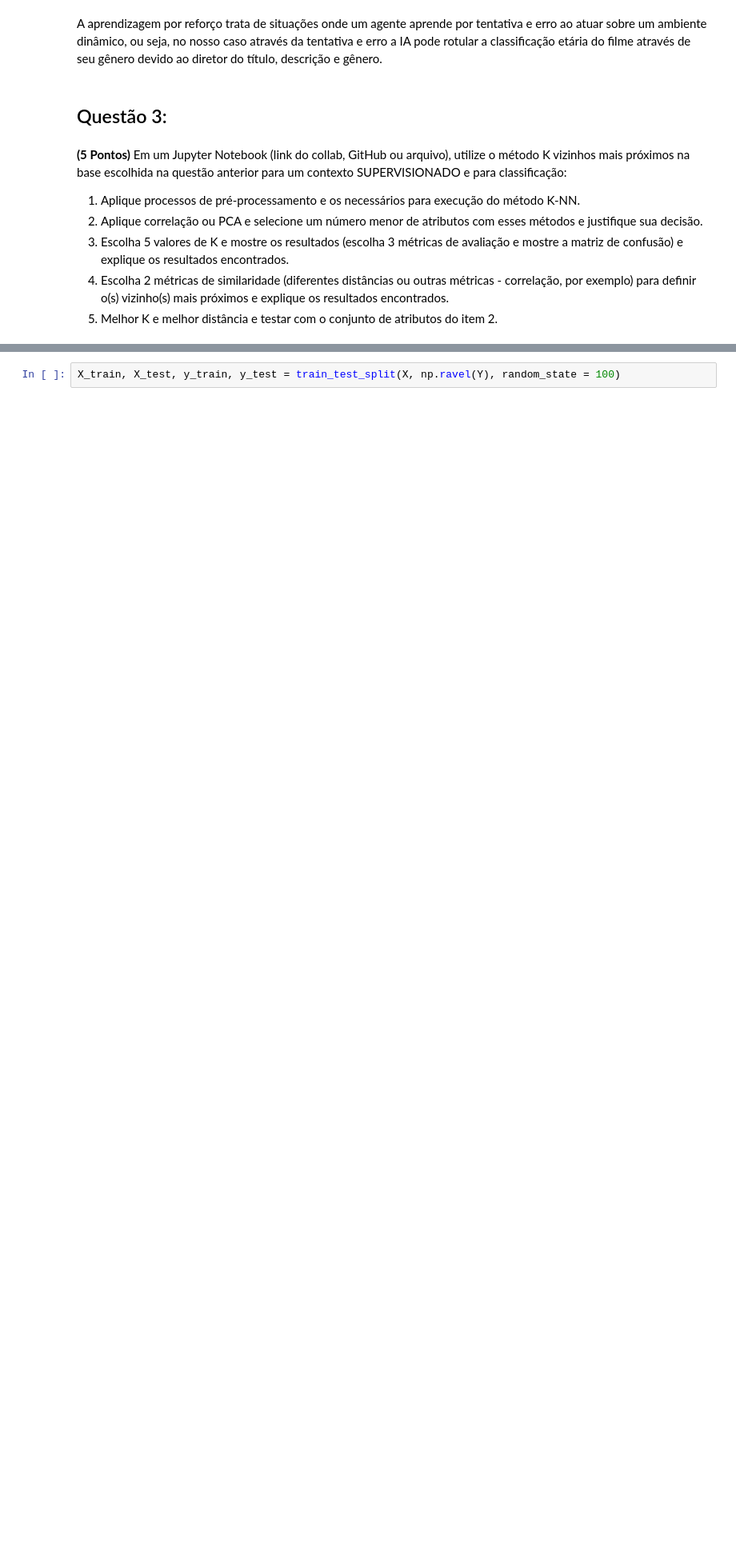
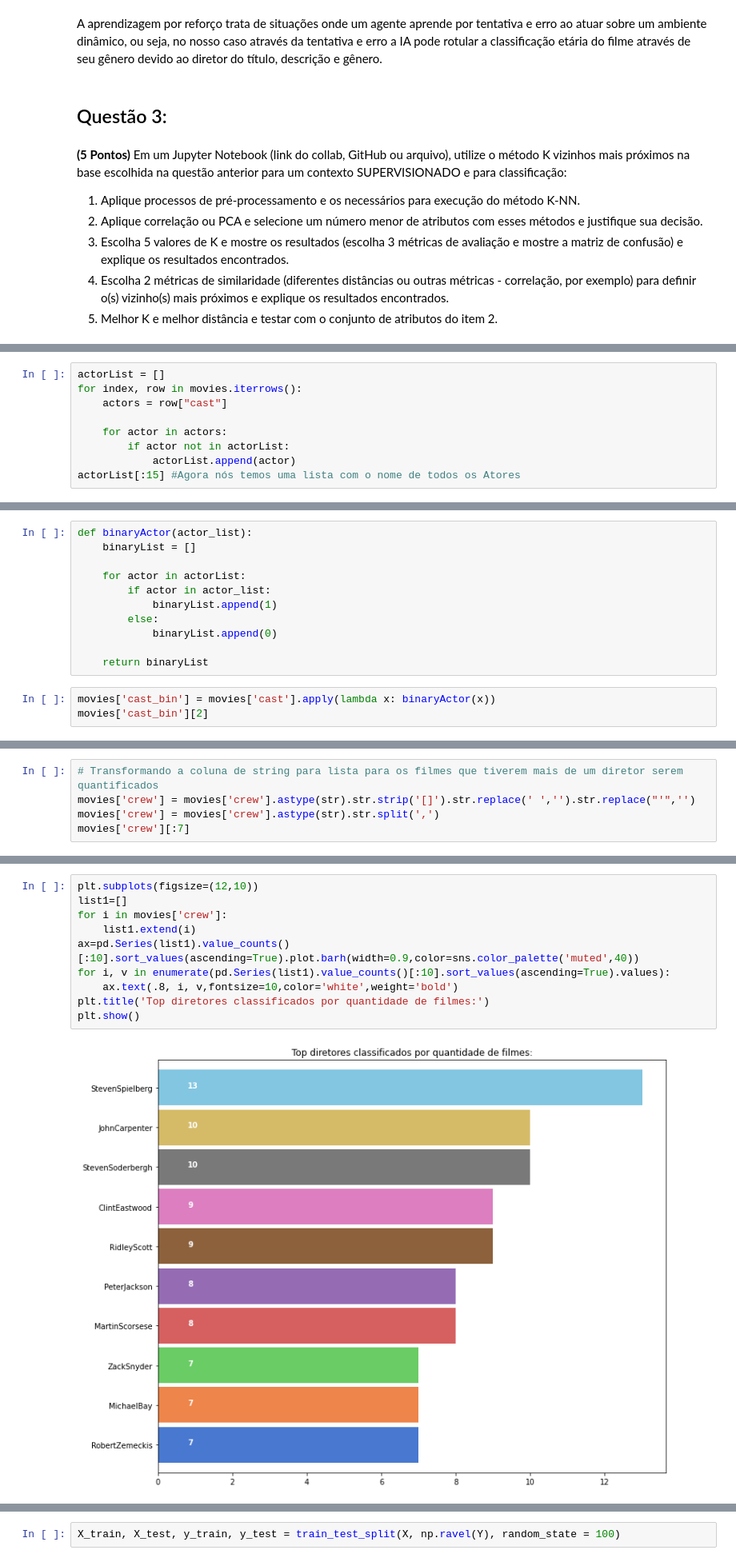
Before and after one commit to mthonorio/IA, a Jupyter notebook: prova_1/IA_Prova_1.ipynb, the cells around one changed output, grey strips where cells are left out. Shown: that part at 80% size. Drawn from its saved outputs; the diff is of its cells as text; blank space fills up the shorter version.

```diff
--- a/prova_1/IA_Prova_1.ipynb
+++ b/prova_1/IA_Prova_1.ipynb
@@ -132,0 +281,9 @@ Y = movies[['vote_average']]
+# %%
+actorList = []
+for index, row in movies.iterrows():
+    actors = row["cast"]
+
+    for actor in actors:
+        if actor not in actorList:
+            actorList.append(actor)
+actorList[:15] #Agora nós temos uma lista com o nome de todos os Atores
@@ -132,0 +325,14 @@ Y = movies[['vote_average']]
+# %%
+def binaryActor(actor_list):
+    binaryList = []
+
+    for actor in actorList:
+        if actor in actor_list:
+            binaryList.append(1)
+        else:
+            binaryList.append(0)
+
+    return binaryList
+# %%
+movies['cast_bin'] = movies['cast'].apply(lambda x: binaryActor(x))
+movies['cast_bin'][2]
@@ -132,0 +369,5 @@ Y = movies[['vote_average']]
+# %%
+# Transformando a coluna de string para lista para os filmes que tiverem mais de um diretor serem quantificados
+movies['crew'] = movies['crew'].astype(str).str.strip('[]').str.replace(' ','').str.replace("'",'')
+movies['crew'] = movies['crew'].astype(str).str.split(',')
+movies['crew'][:7]
@@ -132,0 +391,12 @@ Y = movies[['vote_average']]
+# %%
+plt.subplots(figsize=(12,10))
+list1=[]
+for i in movies['crew']:
+    list1.extend(i)
+ax=pd.Series(list1).value_counts()[:10].sort_values(ascending=True).plot.barh(width=0.9,color=sns.color_palette('muted',40))
+for i, v in enumerate(pd.Series(list1).value_counts()[:10].sort_values(ascending=True).values):
+    ax.text(.8, i, v,fontsize=10,color='white',weight='bold')
+plt.title('Top diretores classificados por quantidade de filmes:')
+plt.show()
+# %% [output]
+[figure, added]
```
Also changed, not shown: parts of 114 cells of this notebook.
